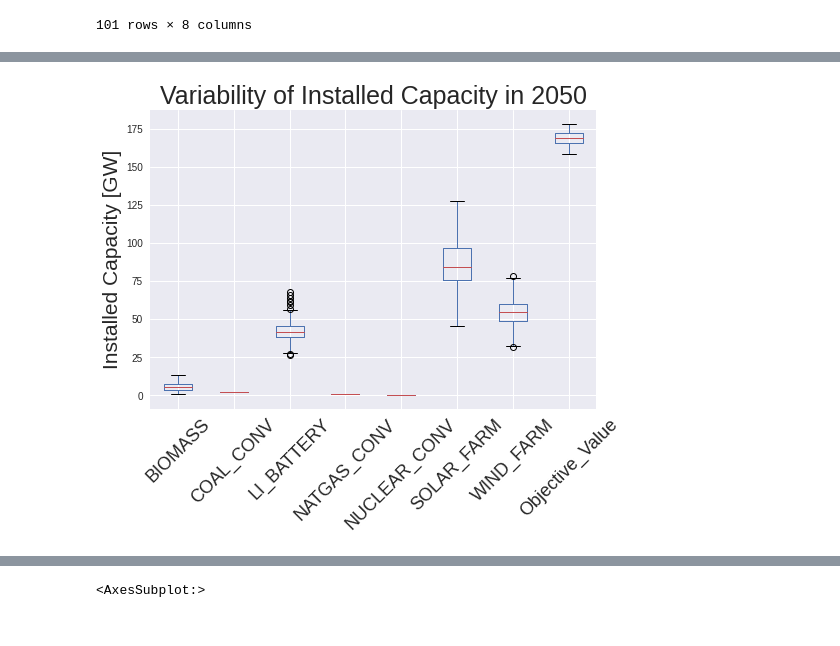
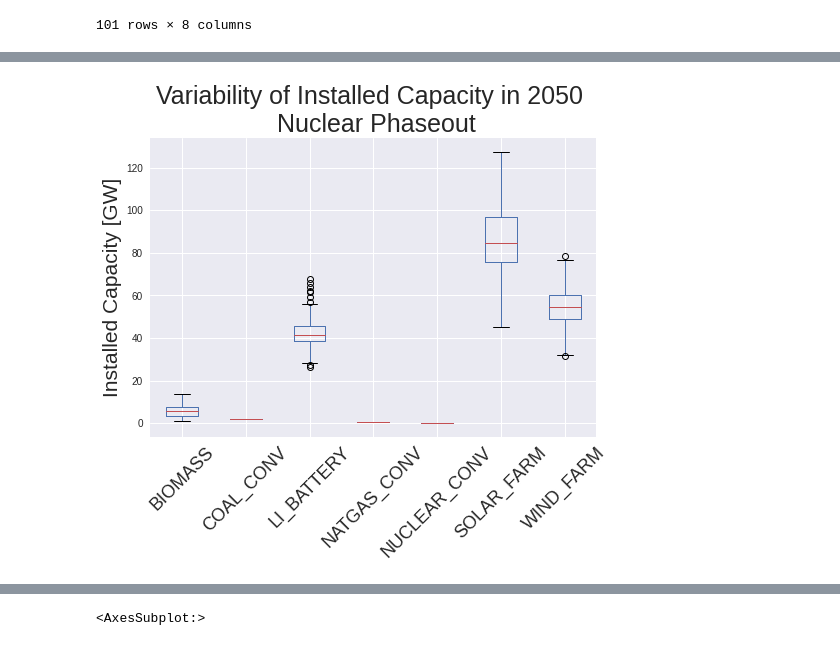
Before and after one commit to samgdotson/2021-dotson-ms, a Jupyter notebook: IL_ZN_re_sensitivity_52_results.ipynb, the cells around one changed output, grey strips where cells are left out. Drawn from its saved outputs; the diff is of its cells as text; code cells hidden in the pictures.

```diff
--- a/IL_ZN_re_sensitivity_52_results.ipynb
+++ b/IL_ZN_re_sensitivity_52_results.ipynb
@@ -96,11 +98,11 @@ df.describe()
 # %%
 plt.style.use('seaborn')
 plt.figure.figsize = (12,9)
-(df/1000).boxplot()
+(df[techs]/1000).boxplot()
 
-plt.title('Variability of Installed Capacity in 2050', fontsize=25)
+plt.title('Variability of Installed Capacity in 2050 \n Nuclear Phaseout', fontsize=25)
 plt.ylabel('Installed Capacity [GW]', fontsize=21)
 plt.xticks(fontsize=18, rotation=45)
 plt.show()
 # %% [output]
-[figure, old version]
+[figure, new version]
```
Also changed, not shown: parts of 3 cells of this notebook, 5 other files.
